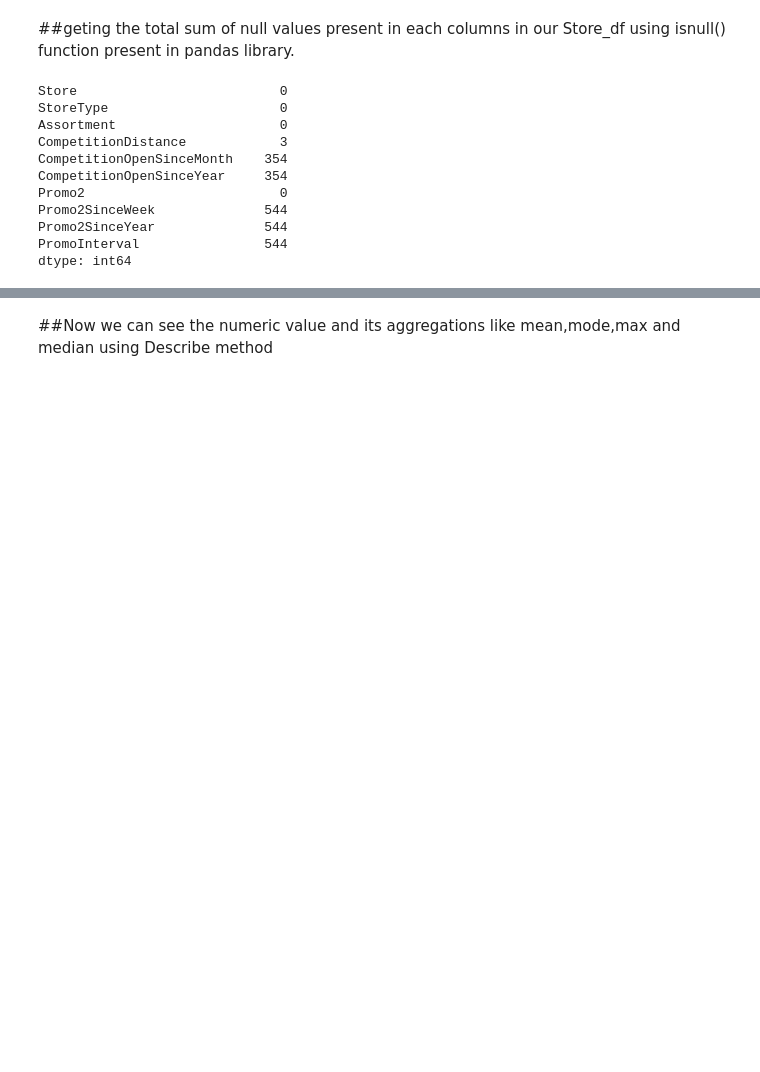
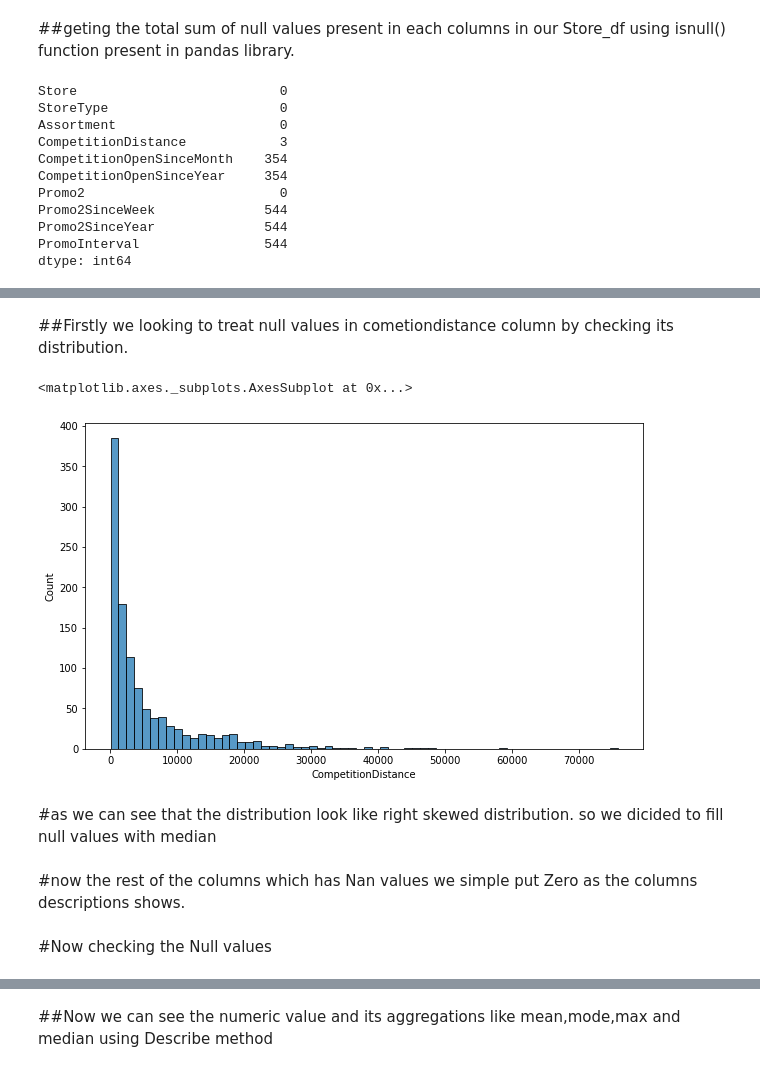
Before and after one commit to Lovejeet-Singh-31/Retail-Sales-Prediction, a Jupyter notebook: Rossmann_Sales_Prediction_Capstone_Project.ipynb, the cells around one changed output, grey strips where cells are left out. Cells and saved outputs as stored; diff of their text form; code cells hidden in the pictures; blank space fills up the shorter version.

```diff
--- a/Rossmann_Sales_Prediction_Capstone_Project.ipynb
+++ b/Rossmann_Sales_Prediction_Capstone_Project.ipynb
@@ -137,0 +159,11 @@ dtype: int64
+# %% [markdown]
+##Firstly we looking to treat null values in cometiondistance column by checking its distribution.
+# %%
+#checking the disribution of CompetitionDistance column
+plt.figure(figsize=(10,6))
+sns.histplot(store_df['CompetitionDistance'])
+# %% [output]
+<matplotlib.axes._subplots.AxesSubplot at 0x...>
+[figure, added]
+# %% [markdown]
+#as we can see that the distribution look like right skewed distribution. so we dicided to fill null values with median
@@ -137,0 +173,2 @@ dtype: int64
+# %% [markdown]
+#now the rest of the columns which has Nan values we simple put Zero as the columns descriptions shows.
@@ -137,0 +193,2 @@ dtype: int64
+# %% [markdown]
+#Now checking the Null values
```
Also changed, not shown: parts of 42 cells of this notebook.
